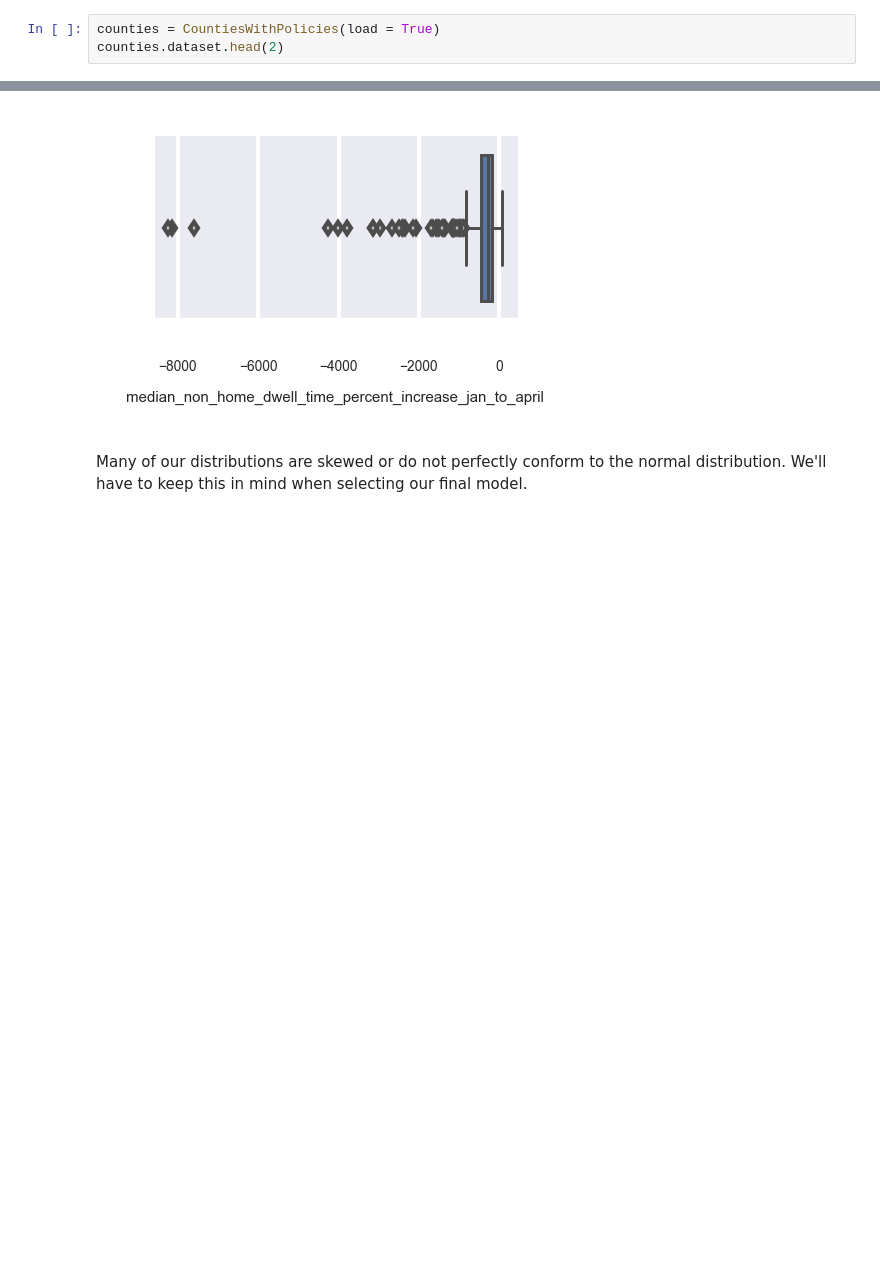
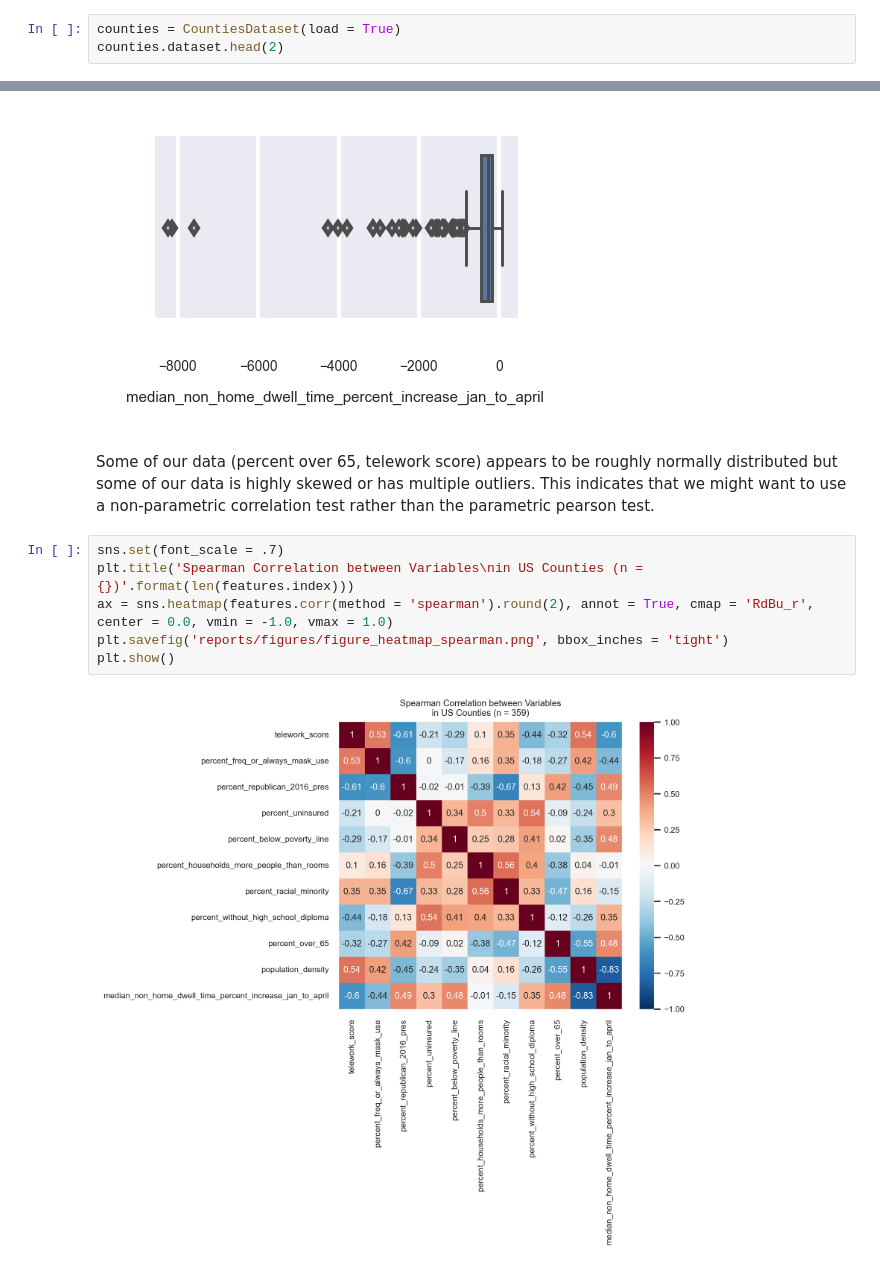
Before and after one commit to ciara-patterson/who-can-social-distance, a Jupyter notebook: notebooks/exploratory_data_analysis.ipynb, the cells around one changed output, grey strips where cells are left out. Drawn from its saved outputs; the diff is of its cells as text; blank space fills up the shorter version.

Commit message:
updated docstrings, names, added spearman rank

```diff
--- a/notebooks/exploratory_data_analysis.ipynb
+++ b/notebooks/exploratory_data_analysis.ipynb
@@ -27,7 +27,7 @@ matplotlib.rcParams['savefig.dpi'] = 300
 matplotlib.rcParams["figure.dpi"] = 300
 matplotlib.rcParams['figure.figsize'] = 6,5
 # %%
-counties = CountiesWithPolicies(load = True)
+counties = CountiesDataset(load = True)
 counties.dataset.head(2)
 # %% [output]
 |  | telework_score | percent_freq_or_always_mask_use | percent_republican_2016_pres | population_total | percent_uninsured | ... |
@@ -159,5 +159,13 @@ for col in features.columns:
 [figure]
 [figure]
 [figure]
-# %% [markdown]
-Many of our distributions are skewed or do not perfectly conform to the normal distribution. We'll have to keep this in mind when selecting our final model.
+# %% [markdown]
+Some of our data (percent over 65, telework score) appears to be roughly normally distributed but some of our data is highly skewed or has multiple outliers. This indicates that we might want to use a non-parametric correlation test rather than the parametric pearson test.
+# %%
+sns.set(font_scale = .7)
+plt.title('Spearman Correlation between Variables\nin US Counties (n = {})'.format(len(features.index)))
+ax = sns.heatmap(features.corr(method = 'spearman').round(2), annot = True, cmap = 'RdBu_r', center = 0.0, vmin = -1.0, vmax = 1.0)
+plt.savefig('reports/figures/figure_heatmap_spearman.png', bbox_inches = 'tight')
+plt.show()
+# %% [output]
+[figure, added]
```
Also changed, not shown: parts of 2 cells of this notebook, 1 other file.
